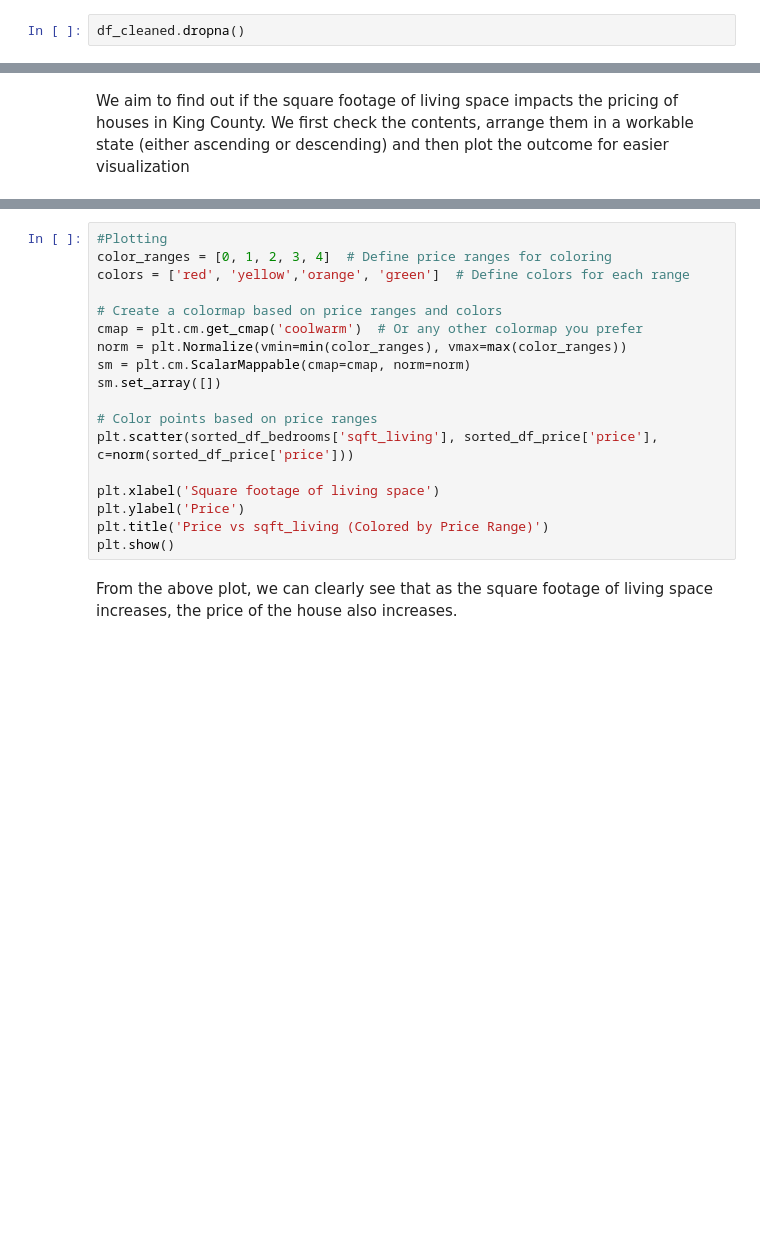
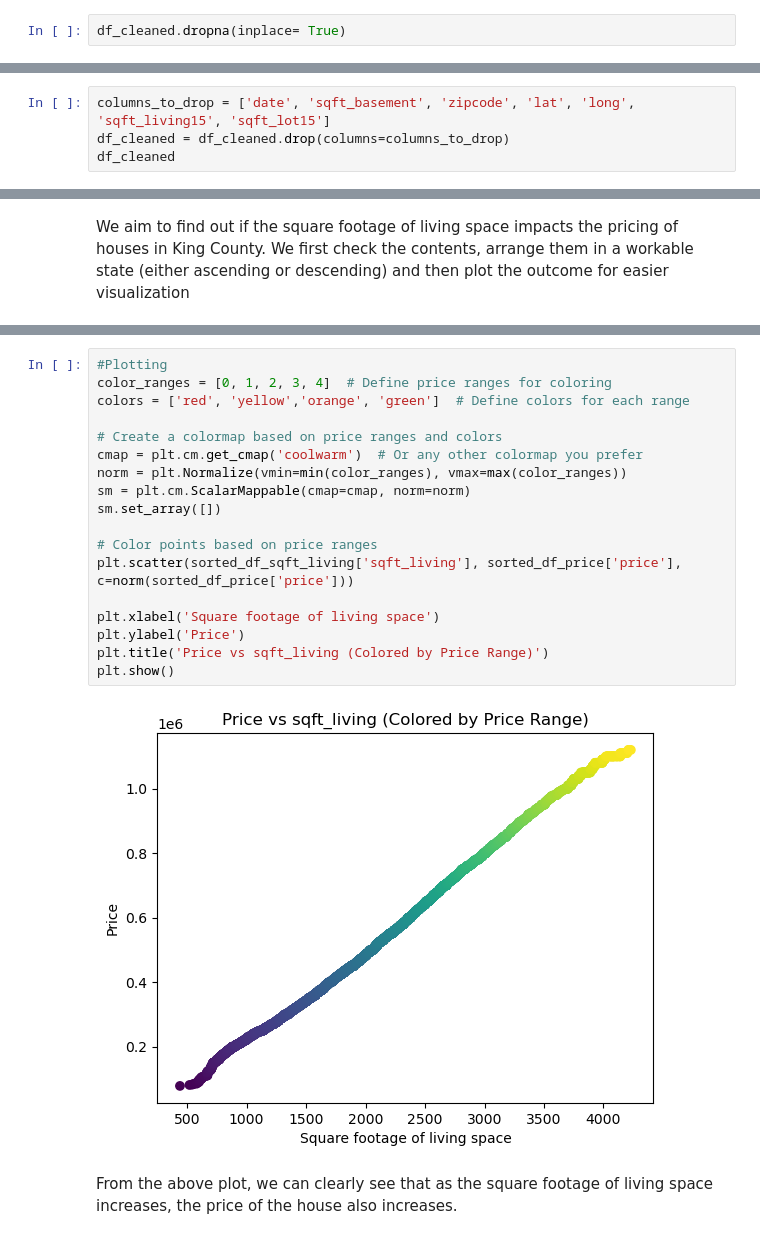
Before and after one commit to Kamaukaguru/Phase2-project-Grp6, a Jupyter notebook: student.ipynb, the cells around one changed output, grey strips where cells are left out. Drawn from its saved outputs; the diff is of its cells as text; blank space fills up the shorter version.

```diff
--- a/student.ipynb
+++ b/student.ipynb
@@ -542,4 +542,4 @@ dtype: int64
 # %% [markdown]
 The view column appears to have 53 null values. So I went ahead and dropped them using the .dropna() function.
 # %%
-df_cleaned.dropna()
+df_cleaned.dropna(inplace= True)
@@ -591,0 +582,4 @@ b)categorical data 8
+# %%
+columns_to_drop = ['date', 'sqft_basement', 'zipcode', 'lat', 'long', 'sqft_living15', 'sqft_lot15']
+df_cleaned = df_cleaned.drop(columns=columns_to_drop)
+df_cleaned
@@ -856,21 +890,23 @@ sorted_df_sqft_living['sqft_living']
 # %%
 #Plotting
 color_ranges = [0, 1, 2, 3, 4]  # Define price ranges for coloring
 colors = ['red', 'yellow','orange', 'green']  # Define colors for each range
 
 # Create a colormap based on price ranges and colors
 cmap = plt.cm.get_cmap('coolwarm')  # Or any other colormap you prefer
 norm = plt.Normalize(vmin=min(color_ranges), vmax=max(color_ranges))
 sm = plt.cm.ScalarMappable(cmap=cmap, norm=norm)
 sm.set_array([])
 
 # Color points based on price ranges
-plt.scatter(sorted_df_bedrooms['sqft_living'], sorted_df_price['price'], c=norm(sorted_df_price['price']))
+plt.scatter(sorted_df_sqft_living['sqft_living'], sorted_df_price['price'], c=norm(sorted_df_price['price']))
 
 plt.xlabel('Square footage of living space')
 plt.ylabel('Price')
 plt.title('Price vs sqft_living (Colored by Price Range)')
 plt.show()
+# %% [output]
+[figure, added]
 # %% [markdown]
 From the above plot, we can clearly see that as the square footage of living space increases, the price of the house also increases.
 # %% [markdown]
```
Also changed, not shown: parts of 14 cells of this notebook.
